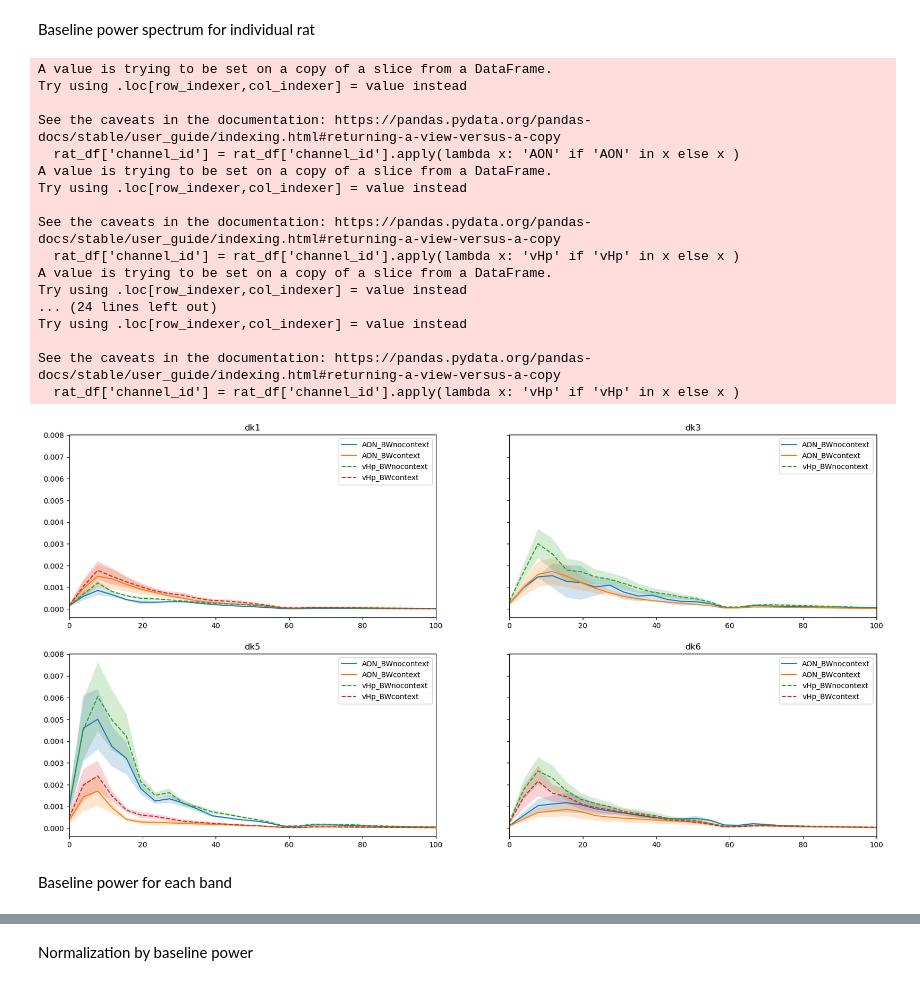
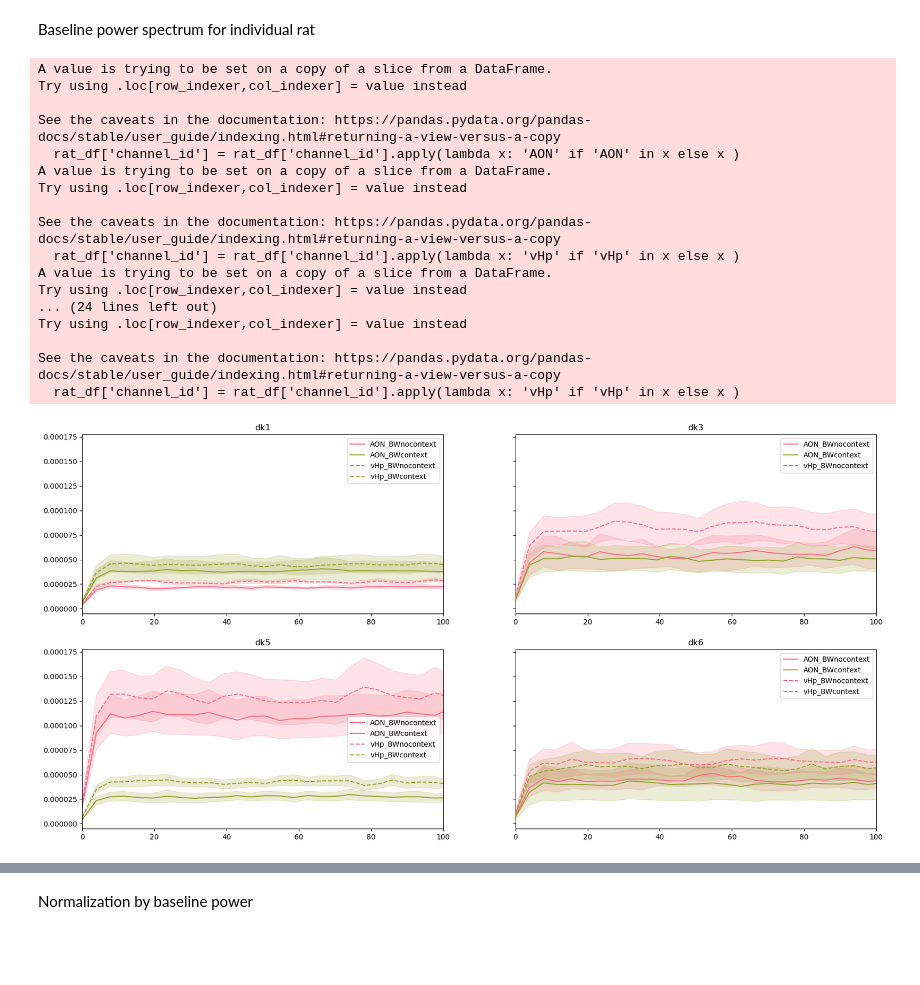
Before and after one commit to namanagrawal97/cpl_analysis_naman, a Jupyter notebook: 02_power_spectrum.ipynb, the cells around one changed output, grey strips where cells are left out. Saved outputs shown, nothing was run; the diff lists cells and outputs as text; code cells hidden in the pictures; blank space fills up the shorter version.

Commit message:
Shuffled baseline data

```diff
--- a/02_power_spectrum.ipynb
+++ b/02_power_spectrum.ipynb
@@ -243,13 +258,13 @@ Baseline power for individual tasks
 # %%
 import seaborn as sns
 brain_areas = ['AON', 'vHp']
-tasks = np.unique(before_data_power_df['task'])
+tasks = np.unique(scrambled_baseline_power_df['task'])
 
 fig,axs=plt.subplots(nrows=1, ncols=3, figsize=(20,10))
 axs=axs.flatten()
 for i,task in enumerate(tasks):
     task_dict={}
-    task_df=before_data_power_df[before_data_power_df['task']==task]
+    task_df=scrambled_baseline_power_df[scrambled_baseline_power_df['task']==task]
     task_df['channel_id'] = task_df['channel_id'].apply(lambda x: 'AON' if 'AON' in x else x )
     task_df['channel_id'] = task_df['channel_id'].apply(lambda x: 'vHp' if 'vHp' in x else x )
     rat_ids = np.unique(task_df['rat_id'])
@@ -258,10 +273,10 @@ for i,task in enumerate(tasks):
         task_dict[rat]=np.array(task_df[task_df['rat_id']==rat]['before_data_power'])
 
     # Convert task_dict to a DataFrame
-    task_df_csv = pd.DataFrame.from_dict(task_dict, orient='index').transpose()
+    #task_df_csv = pd.DataFrame.from_dict(task_dict, orient='index').transpose()
 
     # Save the DataFrame as a CSV file
-    task_df_csv.to_csv(os.path.join(savepath,f'task_{task}_baseline_power.csv'), index=False)
+    #task_df_csv.to_csv(os.path.join(savepath,f'task_{task}_baseline_power.csv'), index=False)
 
     #Plotting the thing
     ax=axs[i]
@@ -294,13 +309,13 @@ baseline power for individual rat
 # %%
 import seaborn as sns
 brain_areas = ['AON', 'vHp']
-rats = np.unique(before_data_power_df['rat_id'])
+rats = np.unique(scrambled_baseline_power_df['rat_id'])
 
 fig,axs=plt.subplots(nrows=1, ncols=len(rats), figsize=(20,10))
 axs=axs.flatten()
 for i,rat in enumerate(rats):
     rat_dict={}
-    rat_df=before_data_power_df[before_data_power_df['rat_id']==rat]
+    rat_df=scrambled_baseline_power_df[scrambled_baseline_power_df['rat_id']==rat]
     rat_df['channel_id'] = rat_df['channel_id'].apply(lambda x: 'AON' if 'AON' in x else x )
     rat_df['channel_id'] = rat_df['channel_id'].apply(lambda x: 'vHp' if 'vHp' in x else x )
     tasks = np.unique(rat_df['task'])
@@ -309,10 +324,10 @@ for i,rat in enumerate(rats):
         rat_dict[task]=np.array(rat_df[rat_df['task']==task]['before_data_spec'])
 
     # Convert task_dict to a DataFrame
-    rat_df_csv = pd.DataFrame.from_dict(rat_dict, orient='index').transpose()
+    #rat_df_csv = pd.DataFrame.from_dict(rat_dict, orient='index').transpose()
 
     # Save the DataFrame as a CSV file
-    rat_df_csv.to_csv(os.path.join(savepath,f'task_{rat}_baseline_power.csv'), index=False)
+    #rat_df_csv.to_csv(os.path.join(savepath,f'task_{rat}_baseline_power.csv'), index=False)
 
     #Plotting the thing
     ax=axs[i]
@@ -345,14 +360,15 @@ Baseline power spectrum for individual rat
 # %%
 import seaborn as sns
 brain_areas = ['AON', 'vHp']
-rats = np.unique(before_data_power_df['rat_id'])
+rats = np.unique(scrambled_baseline_power_df['rat_id'])
+palette = sns.color_palette("husl", 4)  # Using the 'husl' palette with 4 colors
 
 fig,axs=plt.subplots(nrows=2, ncols=2, figsize=(20,10), sharey=True)
 axs=axs.flatten()
 baseline_band_power=[]
 for i,rat in enumerate(rats):
     rat_dict={}
-    rat_df=before_data_power_df[before_data_power_df['rat_id']==rat]
+    rat_df=scrambled_baseline_power_df[scrambled_baseline_power_df['rat_id']==rat]
     rat_df['channel_id'] = rat_df['channel_id'].apply(lambda x: 'AON' if 'AON' in x else x )
     rat_df['channel_id'] = rat_df['channel_id'].apply(lambda x: 'vHp' if 'vHp' in x else x )
     #tasks = np.unique(rat_df['task'])
@@ -387,38 +403,70 @@ for i,rat in enumerate(rats):
                 })
                 baseline_band_power.append(baseline_band_row)
                 ax=axs[i]
+                color = palette[tasks.index(task)]  # Get color from palette based on task
                 if area=='vHp':
-                    ax.plot(faxis, rat_baseline_power, label=f'{area}_{task}', linestyle='--')
-                    ax.fill_between(faxis,rat_baseline_power-rat_baseline_sem,rat_baseline_power+rat_baseline_sem, alpha=0.2)
+                    ax.plot(faxis, rat_baseline_power, label=f'{area}_{task}', linestyle='--',color=color)
+                    ax.fill_between(faxis,rat_baseline_power-rat_baseline_sem,rat_baseline_power+rat_baseline_sem,color=color, alpha=0.2)
                 else:
-                    ax.plot(faxis, rat_baseline_power, label=f'{area}_{task}')
-                    ax.fill_between(faxis,rat_baseline_power-rat_baseline_sem,rat_baseline_power+rat_baseline_sem, alpha=0.2)
+                    ax.plot(faxis, rat_baseline_power, label=f'{area}_{task}',color=color)
+                    ax.fill_between(faxis,rat_baseline_power-rat_baseline_sem,rat_baseline_power+rat_baseline_sem, alpha=0.2,color=color)
     ax.set_xlim([0,100])
     ax.legend()
     ax.set_title(f'{rat}')
     rat_df_csv = pd.DataFrame.from_dict(rat_dict, orient='index').transpose()
     rat_df_csv.to_csv(os.path.join(savepath,f'rat_{rat}_baseline_power.csv'), index=False)
 baseline_band_power_df=pd.concat(baseline_band_power, ignore_index=True)
 plt.show()
 #fig.savefig(os.path.join(savepath,'baselinepower_spectrum.png'),format='png',dpi=300, bbox_inches='tight')
+
+"Baseline power for each band"
+# Create subplots
+fig, axs = plt.subplots(nrows=1, ncols=2, figsize=(20, 10), sharey=True)
+axs = axs.flatten()
+
+# Define brain areas and bands
+brain_areas = ['AON', 'vHp']
+bands = ['beta_power', 'gamma_power', 'theta_power']
+
+# Iterate over brain areas
+for i, area in enumerate(brain_areas):
+    area_df = baseline_band_power_df[baseline_band_power_df['channel_id'].str.contains(area)]
+    ax = axs[i]
+
+    # Melt the DataFrame to long format for Seaborn
+    melted_df = area_df.melt(id_vars=['rat_id', 'task'], value_vars=bands, var_name='Band', value_name='Power')
+
+    # Create the boxplot
+    sns.boxplot(x='Band', y='Power', hue='task', data=melted_df, ax=ax, showfliers=False)
+
+    # Add individual data points
+    sns.stripplot(x='Band', y='Power', hue='task', data=melted_df, dodge=True, ax=ax, linewidth=1, alpha=0.7)
+
+    # Set the title
+    ax.set_title(f'{area} Baseline Band Powers')
+
+    # Remove the duplicate legend
+    handles, labels = ax.get_legend_handles_labels()
+    ax.legend(handles[0:len(bands)], labels[0:len(bands)])
+#fig.savefig(os.path.join(savepath, 'baseline_band_power.png'), format='png', dpi=300, bbox_inches='tight')
+# Show the plot
+plt.show()
 # %% [output]
 A value is trying to be set on a copy of a slice from a DataFrame.
 Try using .loc[row_indexer,col_indexer] = value instead
 
 See the caveats in the documentation: https://pandas.pydata.org/pandas-docs/stable/user_guide/indexing.html#returning-a-view-versus-a-copy
   rat_df['channel_id'] = rat_df['channel_id'].apply(lambda x: 'AON' if 'AON' in x else x )
 A value is trying to be set on a copy of a slice from a DataFrame.
 Try using .loc[row_indexer,col_indexer] = value instead
 
 See the caveats in the documentation: https://pandas.pydata.org/pandas-docs/stable/user_guide/indexing.html#returning-a-view-versus-a-copy
   rat_df['channel_id'] = rat_df['channel_id'].apply(lambda x: 'vHp' if 'vHp' in x else x )
 A value is trying to be set on a copy of a slice from a DataFrame.
 Try using .loc[row_indexer,col_indexer] = value instead
 ... (24 lines left out)
 Try using .loc[row_indexer,col_indexer] = value instead
 
 See the caveats in the documentation: https://pandas.pydata.org/pandas-docs/stable/user_guide/indexing.html#returning-a-view-versus-a-copy
   rat_df['channel_id'] = rat_df['channel_id'].apply(lambda x: 'vHp' if 'vHp' in x else x )
-[figure, old version]
+[figure, new version]
-# %% [markdown]
-Baseline power for each band
```
Also changed, not shown: parts of 7 cells of this notebook.
